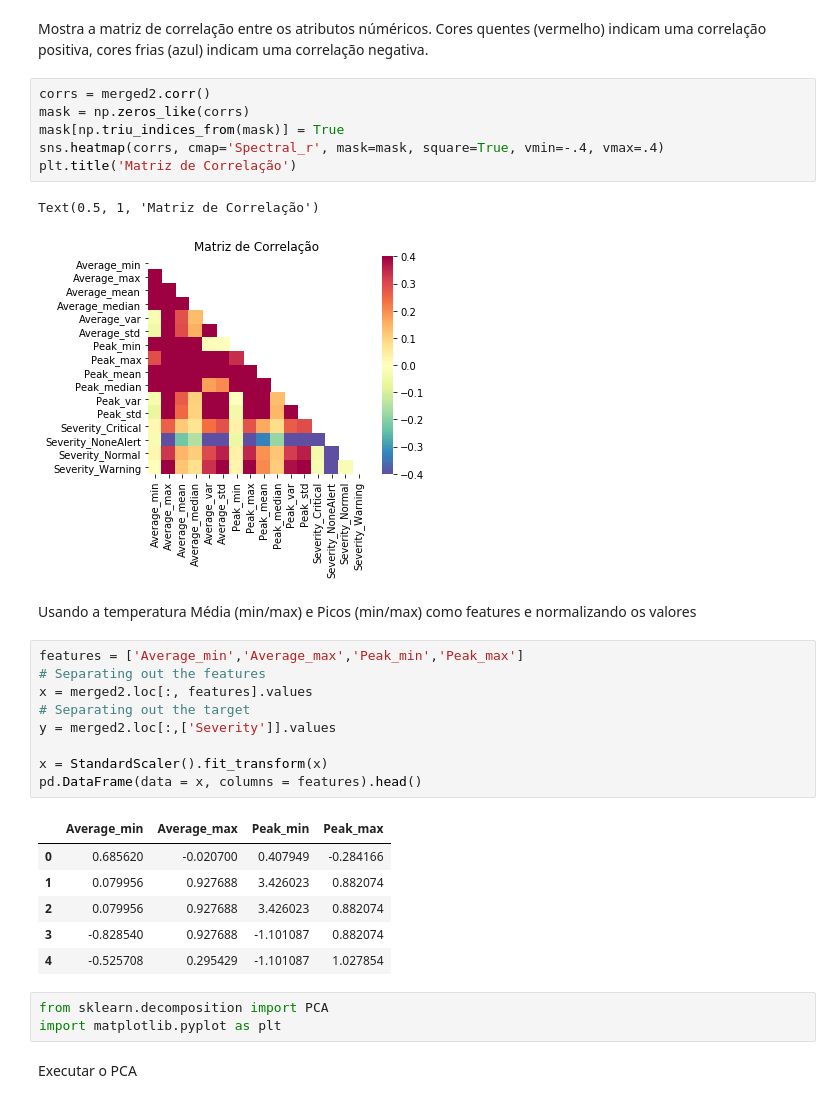
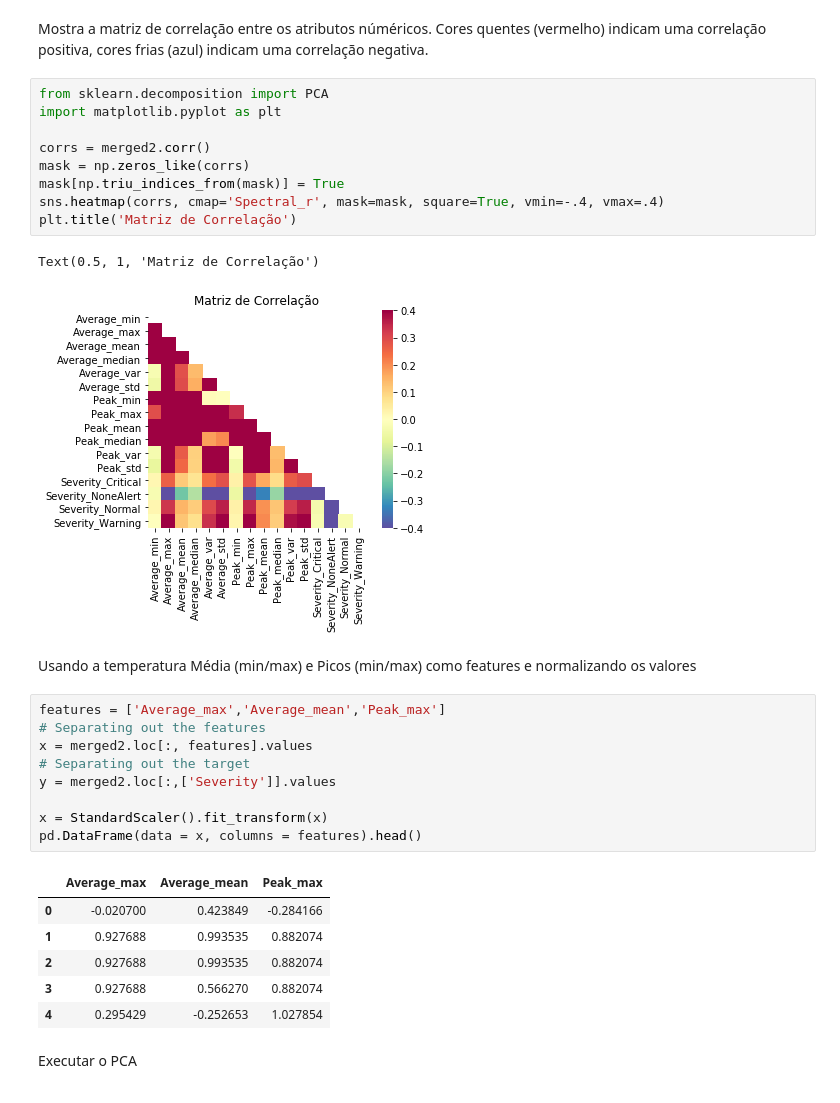
Before and after one commit to RomulosDS/TCC, a Jupyter notebook: prop4.ipynb, the cells around one changed output. Cells and saved outputs as stored; diff of their text form.

```diff
--- a/prop4.ipynb
+++ b/prop4.ipynb
@@ -200,6 +200,9 @@ TempSala = sns.countplot(merged2['TempSala'])
 # %% [markdown]
 Mostra a matriz de correlação entre os atributos núméricos. Cores quentes (vermelho) indicam uma correlação positiva, cores frias (azul) indicam uma correlação negativa.
 # %%
+from sklearn.decomposition import PCA
+import matplotlib.pyplot as plt
+
 corrs = merged2.corr()
 mask = np.zeros_like(corrs)
 mask[np.triu_indices_from(mask)] = True
@@ -211,24 +214,21 @@ Text(0.5, 1, 'Matriz de Correlação')
 # %% [markdown]
 Usando a temperatura Média (min/max) e Picos (min/max) como features e normalizando os valores
 # %%
-features = ['Average_min','Average_max','Peak_min','Peak_max']
+features = ['Average_max','Average_mean','Peak_max']
 # Separating out the features
 x = merged2.loc[:, features].values
 # Separating out the target
 y = merged2.loc[:,['Severity']].values
 
 x = StandardScaler().fit_transform(x)
 pd.DataFrame(data = x, columns = features).head()
 # %% [output]
-|  | Average_min | Average_max | Peak_min | Peak_max |
-| 0 | 0.685620 | -0.020700 | 0.407949 | -0.284166 |
-| 1 | 0.079956 | 0.927688 | 3.426023 | 0.882074 |
-| 2 | 0.079956 | 0.927688 | 3.426023 | 0.882074 |
-| 3 | -0.828540 | 0.927688 | -1.101087 | 0.882074 |
-| 4 | -0.525708 | 0.295429 | -1.101087 | 1.027854 |
+|  | Average_max | Average_mean | Peak_max |
+| 0 | -0.020700 | 0.423849 | -0.284166 |
+| 1 | 0.927688 | 0.993535 | 0.882074 |
+| 2 | 0.927688 | 0.993535 | 0.882074 |
+| 3 | 0.927688 | 0.566270 | 0.882074 |
+| 4 | 0.295429 | -0.252653 | 1.027854 |
-# %%
-from sklearn.decomposition import PCA
-import matplotlib.pyplot as plt
 # %% [markdown]
 Executar o PCA
 # %%
```
Also changed, not shown: parts of 5 cells of this notebook.
